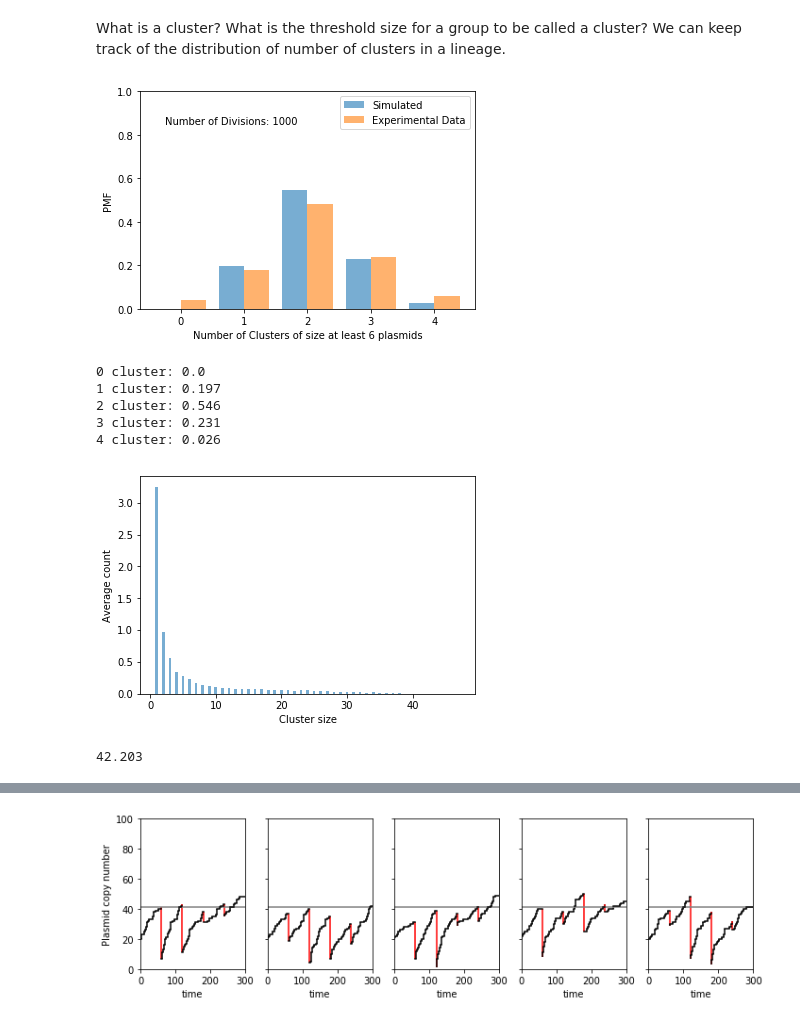
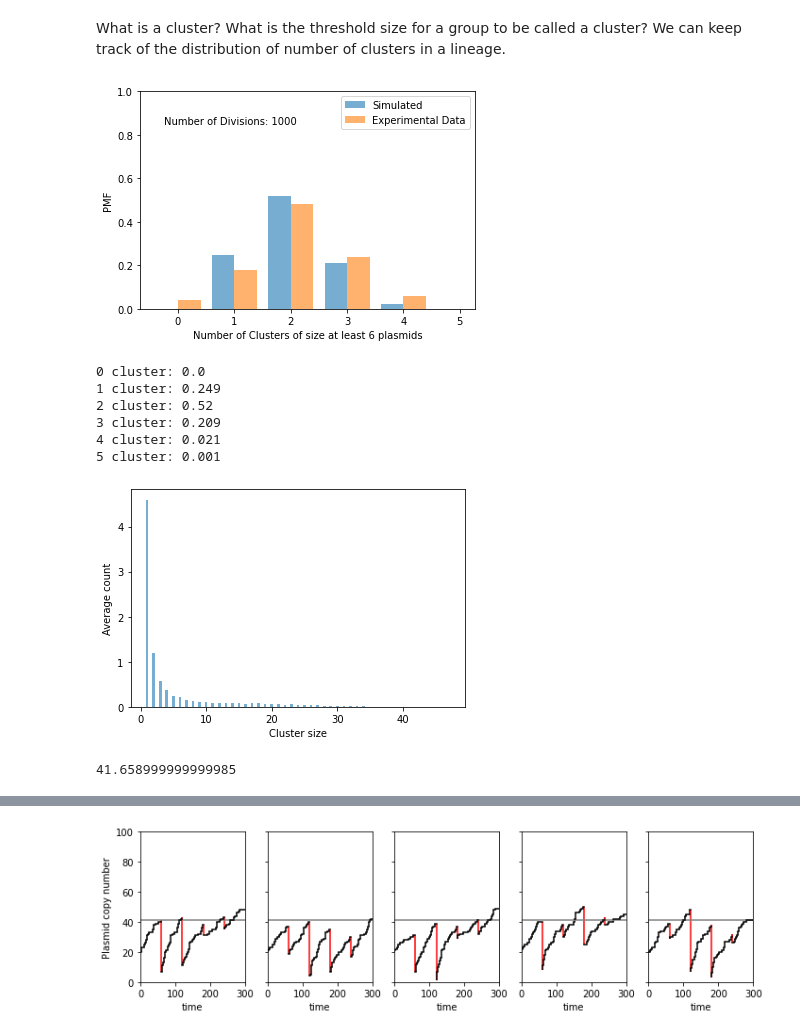
Before and after one commit to mvcortez/Plasmids, a Jupyter notebook: Single_lineage_cluster_memory.ipynb, the cells around one changed output, grey strips where cells are left out. Saved outputs shown, nothing was run; the diff lists cells and outputs as text; code cells hidden in the pictures.

```diff
--- a/Single_lineage_cluster_memory.ipynb
+++ b/Single_lineage_cluster_memory.ipynb
@@ -180,8 +180,8 @@ n = 2.5
 x0=20
 max_size=200
 beta = 0.1 #plasmid recruitment rate constant
-gamma = 0.5*beta #plasmid combination rate constant
-sigma= 0.5*beta  #plasmid dissociation rate constant
+gamma = 1*beta #plasmid combination rate constant
+sigma= 1*beta  #plasmid dissociation rate constant
 # %% [markdown]
 #for testing
 
@@ -203,37 +203,40 @@ We can keep track of the distribution of number of clusters in a lineage.
 # %%
 c_thresh = 6
 cluster = True
 gen=1000
 x,t,ratio,c_num,z=single_lineage(x0,gen,tau,cluster,c_thresh,beta,gamma,sigma)
 heights = np.bincount(c_num.astype(int))/len(c_num)
 f = plt.figure()
 bars = plt.bar(np.arange(len(heights))-0.2,heights,width=0.4,color='C0',alpha=0.6,label='Simulated')
 plt.text(-0.25,0.85,'Number of Divisions: %d' %len(c_num))
 plt.bar(np.arange(5)+0.2,[0.04,0.18,0.48,0.24,0.06],width=0.4,color='C1',alpha=0.6,label='Experimental Data')
 plt.ylim([0,1])
 plt.xticks(range(len(heights)))
 plt.xlabel('Number of Clusters of size at least %d plasmids' %(c_thresh))
 plt.ylabel('PMF')
 plt.legend()
 plt.show()
 for i in range(len(heights)):
     print('%d cluster:' %(i),heights[i])
 
 
 f = plt.figure()
 last = np.max(np.where(z>0)[0])
 z[1]=z[0]
 bars = plt.bar(np.arange(1,last+1),z[1:last+1]/len(c_num),width=0.4,color='C0',alpha=0.6)
 plt.xlabel('Cluster size')
 plt.ylabel('Average count')
+plt.xlim([0,40])
+plt.ylim([0,7])
 plt.show()
 print(np.dot(np.arange(1,last+1),(z[1:last+1]/len(c_num))))
 # %% [output]
-[figure, old version]
+[figure, new version]
 0 cluster: 0.0
-1 cluster: 0.197
-2 cluster: 0.546
-3 cluster: 0.231
-4 cluster: 0.026
+1 cluster: 0.249
+2 cluster: 0.52
+3 cluster: 0.209
+4 cluster: 0.021
+5 cluster: 0.001
-[figure, old version]
+[figure, new version]
-42.203
+41.658999999999985
```
Also changed, not shown: parts of 4 cells of this notebook, 2 other files.
